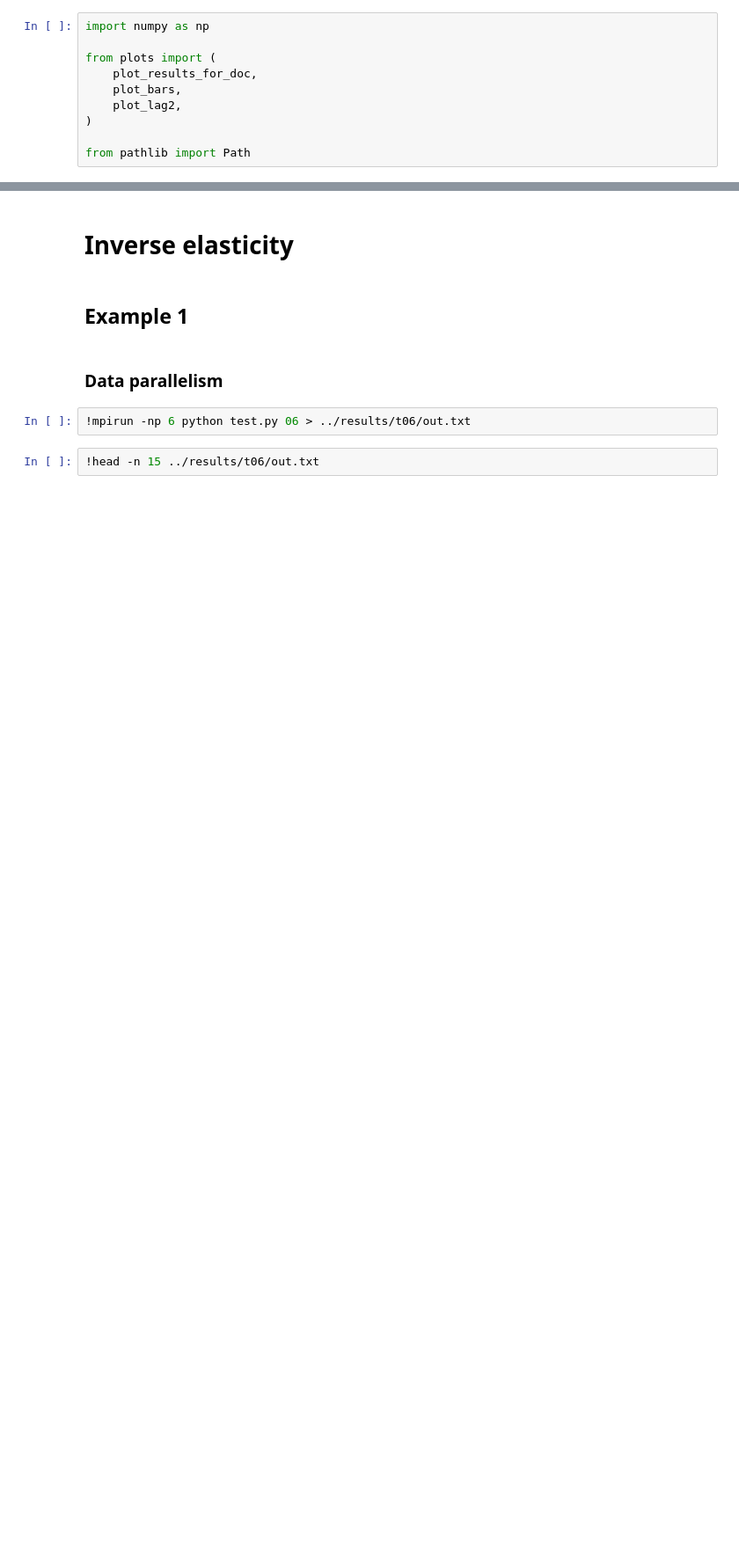
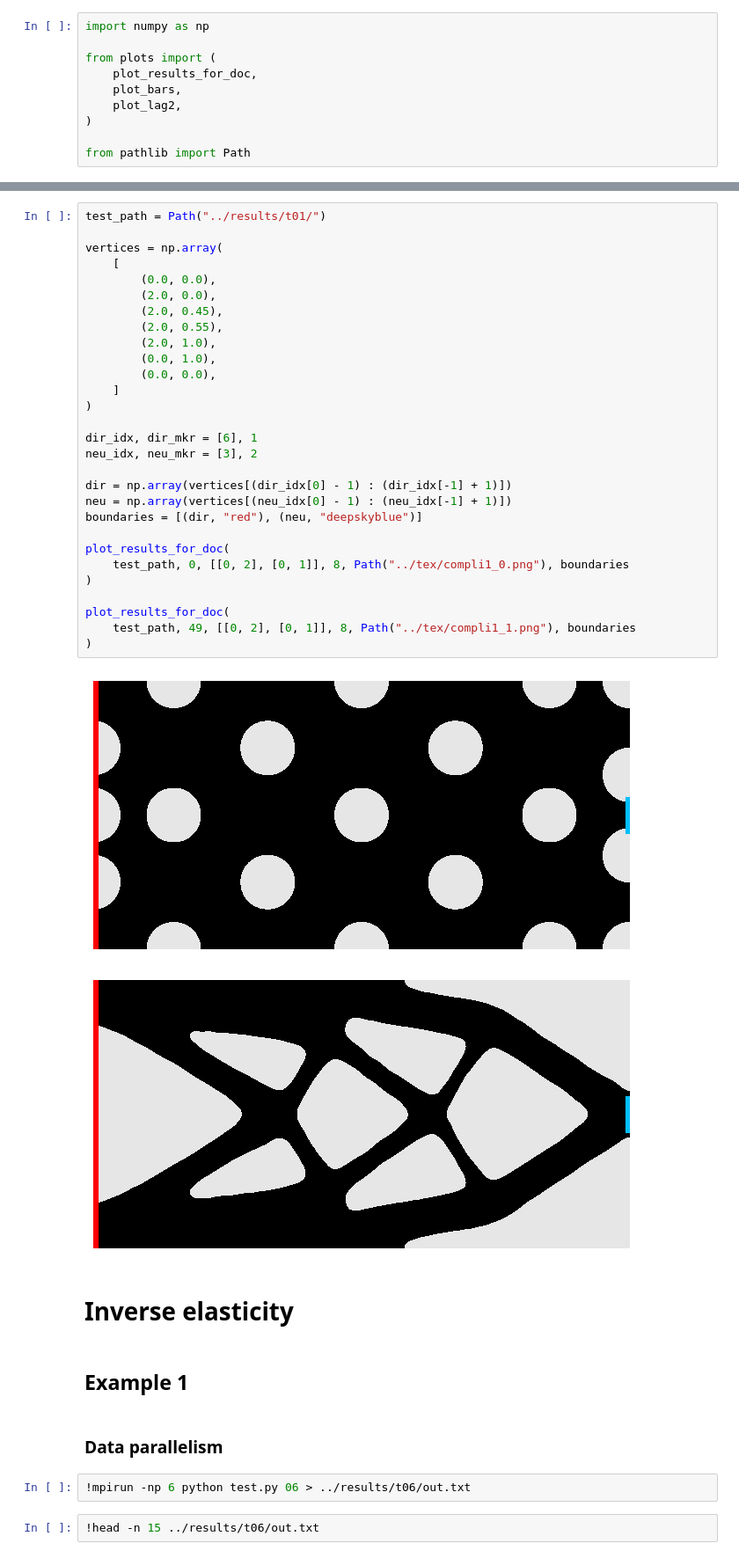
Before and after one commit to PhiFEM/phiFEM_FormOpt, a Jupyter notebook: code/manuscript.ipynb, the cells around one changed output, grey strips where cells are left out. Shown at 88% size. Cells and saved outputs as stored; diff of their text form; blank space fills up the shorter version.

```diff
--- a/code/manuscript.ipynb
+++ b/code/manuscript.ipynb
@@ -11,3 +40,35 @@ from pathlib import Path
+# %%
+test_path = Path("../results/t01/")
+
+vertices = np.array(
+    [
+        (0.0, 0.0),
+        (2.0, 0.0),
+        (2.0, 0.45),
+        (2.0, 0.55),
+        (2.0, 1.0),
+        (0.0, 1.0),
+        (0.0, 0.0),
+    ]
+)
+
+dir_idx, dir_mkr = [6], 1
+neu_idx, neu_mkr = [3], 2
+
+dir = np.array(vertices[(dir_idx[0] - 1) : (dir_idx[-1] + 1)])
+neu = np.array(vertices[(neu_idx[0] - 1) : (neu_idx[-1] + 1)])
+boundaries = [(dir, "red"), (neu, "deepskyblue")]
+
+plot_results_for_doc(
+    test_path, 0, [[0, 2], [0, 1]], 8, Path("../tex/compli1_0.png"), boundaries
+)
+
+plot_results_for_doc(
+    test_path, 49, [[0, 2], [0, 1]], 8, Path("../tex/compli1_1.png"), boundaries
+)
+# %% [output]
+[figure, added]
+[figure, added]
 # %% [markdown]
 # Inverse elasticity
 # %% [markdown]
```
Also changed, not shown: parts of 6 cells of this notebook, 9 other files.
